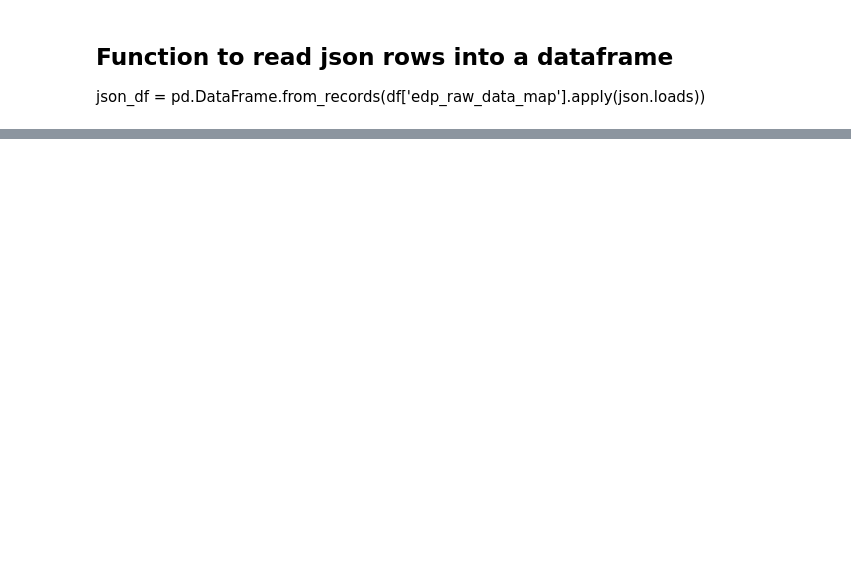
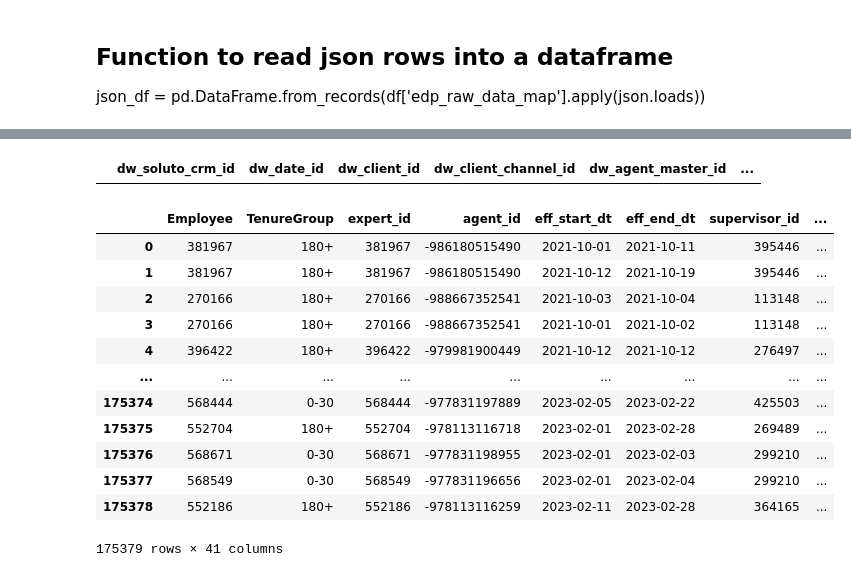
Before and after one commit to Austen-Moore94/Expert-Assist-Pilot, a Jupyter notebook: Dashboard/Tests.ipynb, the cells around one changed output, grey strips where cells are left out. Saved outputs shown, nothing was run; the diff lists cells and outputs as text; code cells hidden in the pictures; blank space fills up the shorter version.

Commit message:
Added Query for Hero Score

```diff
--- a/Dashboard/Tests.ipynb
+++ b/Dashboard/Tests.ipynb
@@ -194,0 +80,33 @@ WHERE 1=1
+# %%
+run_query("""SELECT """)
+# %% [output]
+|  | dw_soluto_crm_id | dw_date_id | dw_client_id | dw_client_channel_id | dw_agent_master_id | ... |
+# %%
+run_query("""
+    SELECT
+        CAST(eh.expert_id AS BIGINT) as "Employee",
+        eh.tenure_group as "TenureGroup",
+        eh.*,
+        em.expert_full_name as "Employee Name"
+    FROM
+        hive.care.l3_asurion_whole_home_expert_hierarchy eh
+        LEFT OUTER JOIN
+        hive.care.l3_asurion_whole_home_expert_master em
+            ON eh.expert_id = em.expert_id
+    WHERE 1=1
+        AND UPPER(eh.business_unit) = 'PSS'
+        AND eh.location = 'flor'""")
+# %% [output]
+|  | Employee | TenureGroup | expert_id | agent_id | eff_start_dt | eff_end_dt | supervisor_id | ... |
+| 0 | 381967 | 180+ | 381967 | -986180515490 | 2021-10-01 | 2021-10-11 | 395446 | ... |
+| 1 | 381967 | 180+ | 381967 | -986180515490 | 2021-10-12 | 2021-10-19 | 395446 | ... |
+| 2 | 270166 | 180+ | 270166 | -988667352541 | 2021-10-03 | 2021-10-04 | 113148 | ... |
+| 3 | 270166 | 180+ | 270166 | -988667352541 | 2021-10-01 | 2021-10-02 | 113148 | ... |
+| 4 | 396422 | 180+ | 396422 | -979981900449 | 2021-10-12 | 2021-10-12 | 276497 | ... |
+| ... | ... | ... | ... | ... | ... | ... | ... | ... |
+| 175374 | 568444 | 0-30 | 568444 | -977831197889 | 2023-02-05 | 2023-02-22 | 425503 | ... |
+| 175375 | 552704 | 180+ | 552704 | -978113116718 | 2023-02-01 | 2023-02-28 | 269489 | ... |
+| 175376 | 568671 | 0-30 | 568671 | -977831198955 | 2023-02-01 | 2023-02-03 | 299210 | ... |
+| 175377 | 568549 | 0-30 | 568549 | -977831196656 | 2023-02-01 | 2023-02-04 | 299210 | ... |
+| 175378 | 552186 | 180+ | 552186 | -978113116259 | 2023-02-11 | 2023-02-28 | 364165 | ... |
+175379 rows × 41 columns
```
Also changed, not shown: parts of 12 cells of this notebook, 3 other files.
